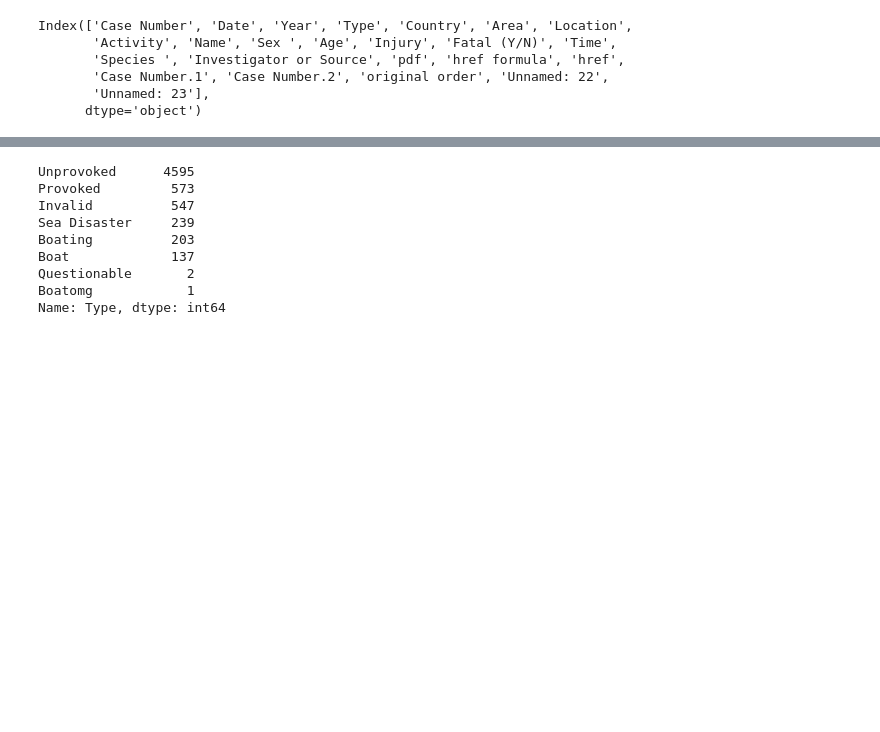
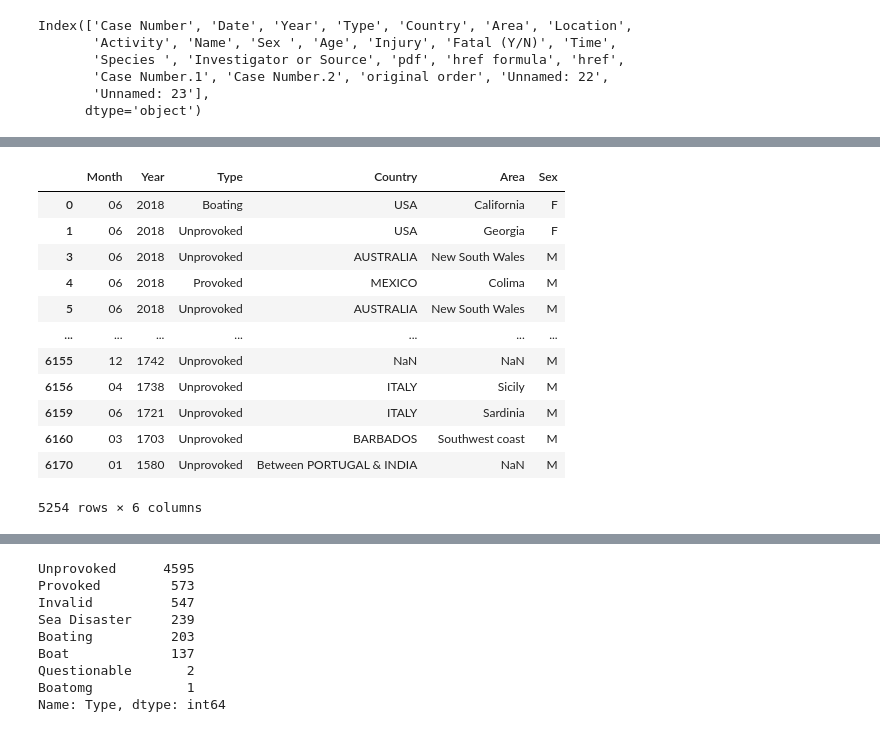
Before and after one commit to sofiavpuebla/sharksharkieshark, a Jupyter notebook: data-wrangling.ipynb, the cells around one changed output, grey strips where cells are left out. Cells and saved outputs as stored; diff of their text form; code cells hidden in the pictures; blank space fills up the shorter version.

```diff
--- a/data-wrangling.ipynb
+++ b/data-wrangling.ipynb
@@ -69,0 +127,16 @@ sharks1
+# %%
+data3
+# %% [output]
+|  | Month | Year | Type | Country | Area | Sex |
+| 0 | 06 | 2018 | Boating | USA | California | F |
+| 1 | 06 | 2018 | Unprovoked | USA | Georgia | F |
+| 3 | 06 | 2018 | Unprovoked | AUSTRALIA | New South Wales | M |
+| 4 | 06 | 2018 | Provoked | MEXICO | Colima | M |
+| 5 | 06 | 2018 | Unprovoked | AUSTRALIA | New South Wales | M |
+| ... | ... | ... | ... | ... | ... | ... |
+| 6155 | 12 | 1742 | Unprovoked | NaN | NaN | M |
+| 6156 | 04 | 1738 | Unprovoked | ITALY | Sicily | M |
+| 6159 | 06 | 1721 | Unprovoked | ITALY | Sardinia | M |
+| 6160 | 03 | 1703 | Unprovoked | BARBADOS | Southwest coast | M |
+| 6170 | 01 | 1580 | Unprovoked | Between PORTUGAL & INDIA | NaN | M |
+5254 rows × 6 columns
```
Also changed, not shown: parts of 21 cells of this notebook, 1 other file.
